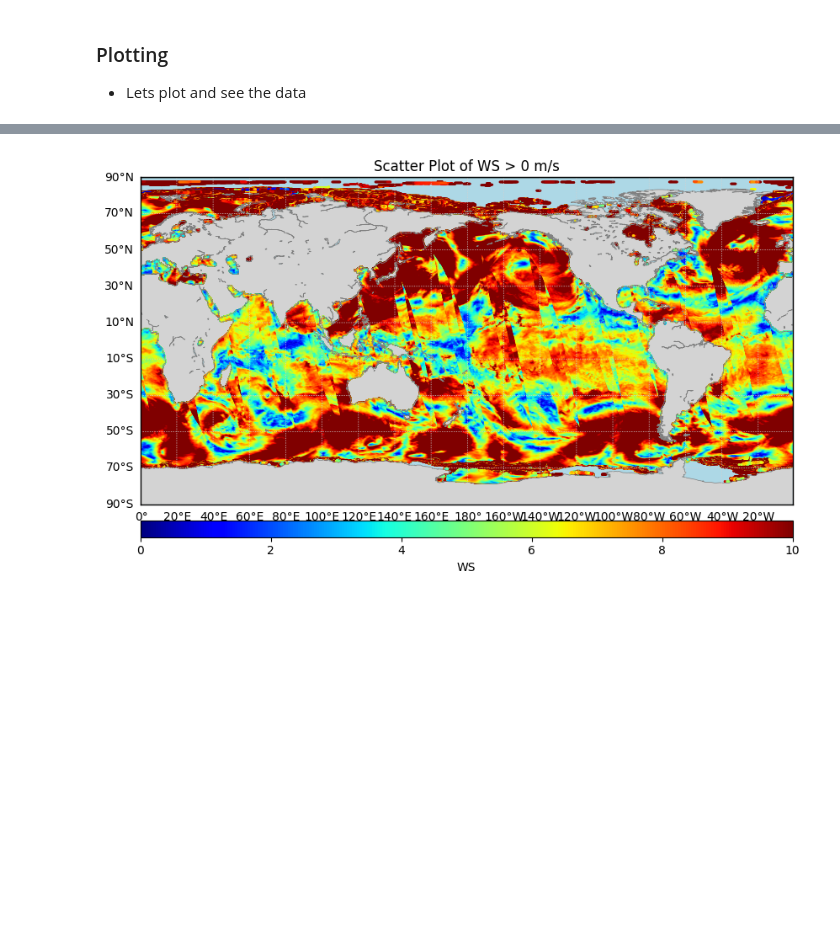
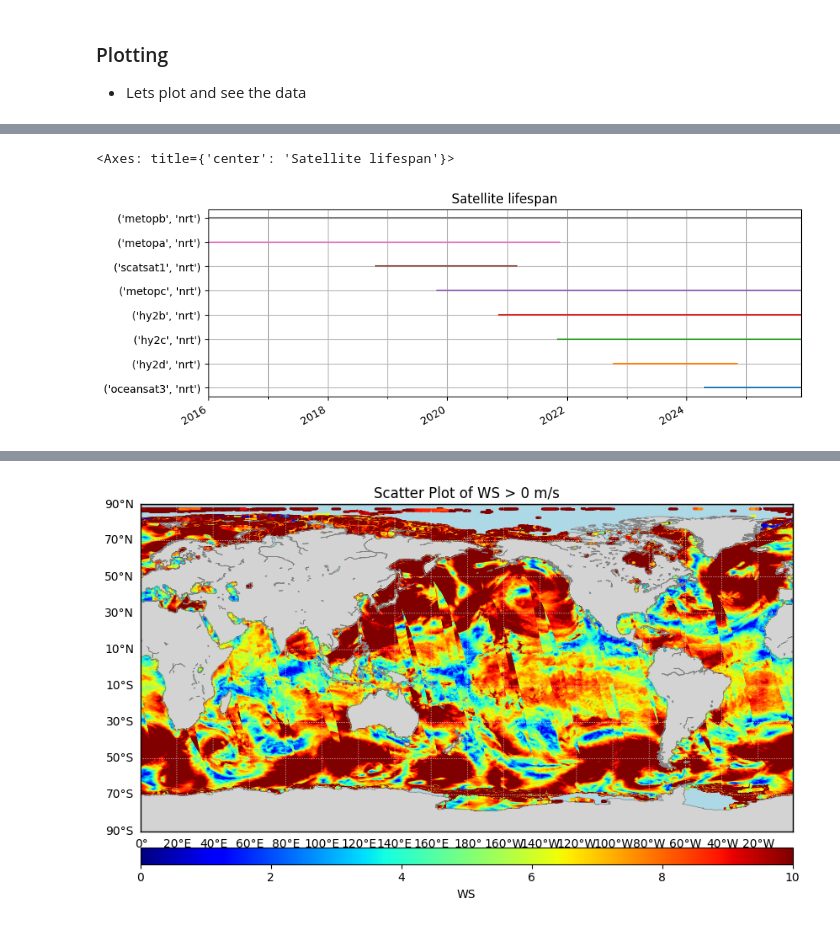
Before and after one commit to Rasmusiwersen/watobs, a Jupyter notebook: notebooks/CMEMS_Scatterometry_Data.ipynb, the cells around one changed output, grey strips where cells are left out. Saved outputs shown, nothing was run; the diff lists cells and outputs as text; code cells hidden in the pictures; blank space fills up the shorter version.

```diff
--- a/notebooks/CMEMS_Scatterometry_Data.ipynb
+++ b/notebooks/CMEMS_Scatterometry_Data.ipynb
@@ -137,0 +187,5 @@ plt.show()
+# %%
+repo.plot_observation_stats()
+# %% [output]
+<Axes: title={'center': 'Satellite lifespan'}>
+[figure, added]
```
Also changed, not shown: parts of 56 cells of this notebook, 5 other files.
